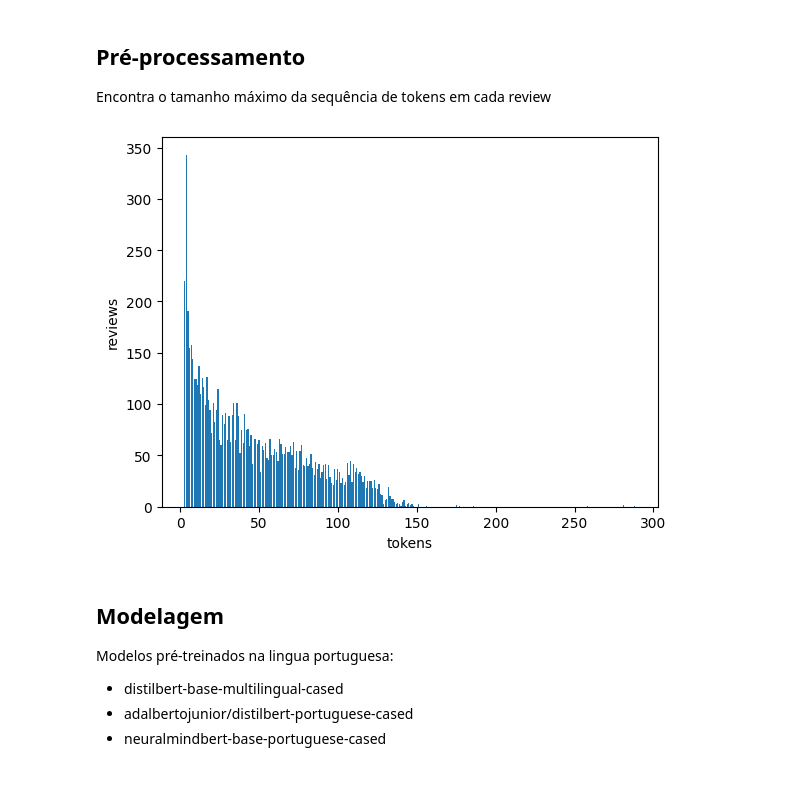
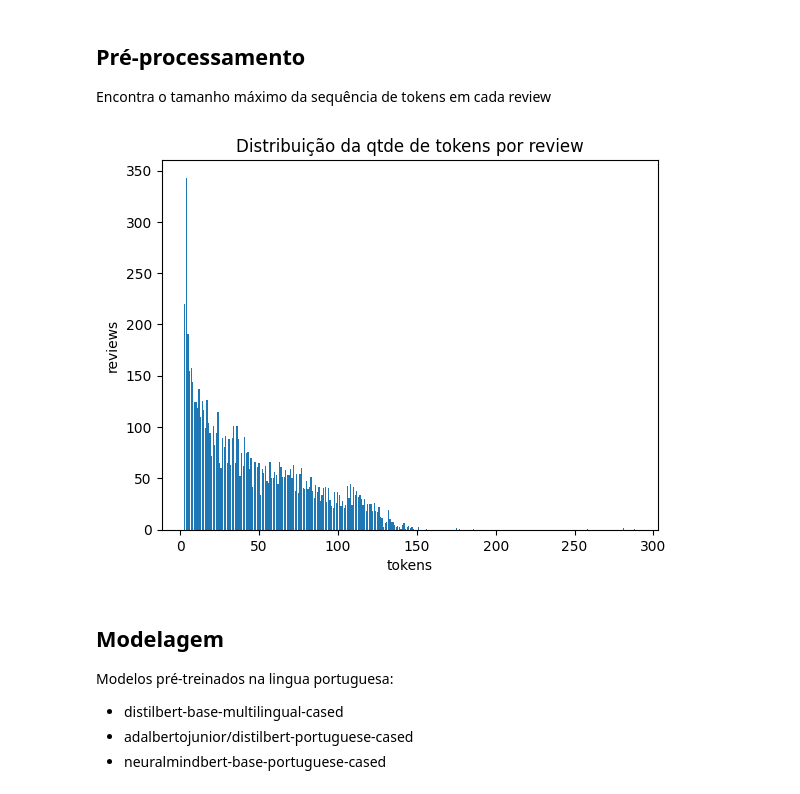
Before and after one commit to bpbastos/sentiment-analysis-ml-api, a Jupyter notebook: machine-learning/notebooks/SentimentAnalysis.ipynb, the cells around one changed output. Drawn from its saved outputs; the diff is of its cells as text; code cells hidden in the pictures.

```diff
--- a/machine-learning/notebooks/SentimentAnalysis.ipynb
+++ b/machine-learning/notebooks/SentimentAnalysis.ipynb
@@ -603,14 +593,14 @@ for txt in dataset['content']:
 # %%
 # Plota a distribuição do tamanho das sequencias
 #plt.hist(token_lens, bins=30)
 
 plt.bar(np.unique(token_lens, return_counts=True)[0], np.unique(token_lens, return_counts=True)[1])
 plt.xlabel('tokens')
 plt.ylabel('reviews')
-#plt.title('Distribuição da qtde de tokens por review')
+plt.title('Distribuição da qtde de tokens por review')
 plt.show()
 # %% [output]
-[figure, old version]
+[figure, new version]
 # %%
 # Define o tamanho máximo da sequência de tokens baseado na distribuição
 MAX_LEN = 180
```
Also changed, not shown: parts of 5 cells of this notebook, 1 other file.
